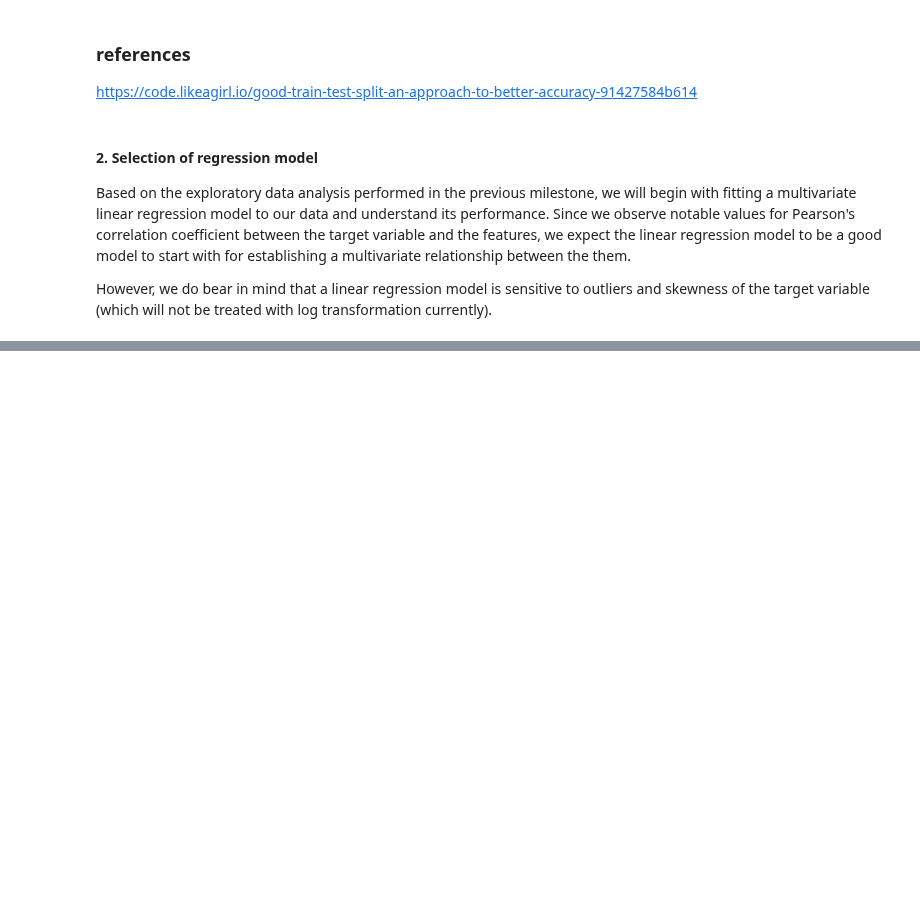
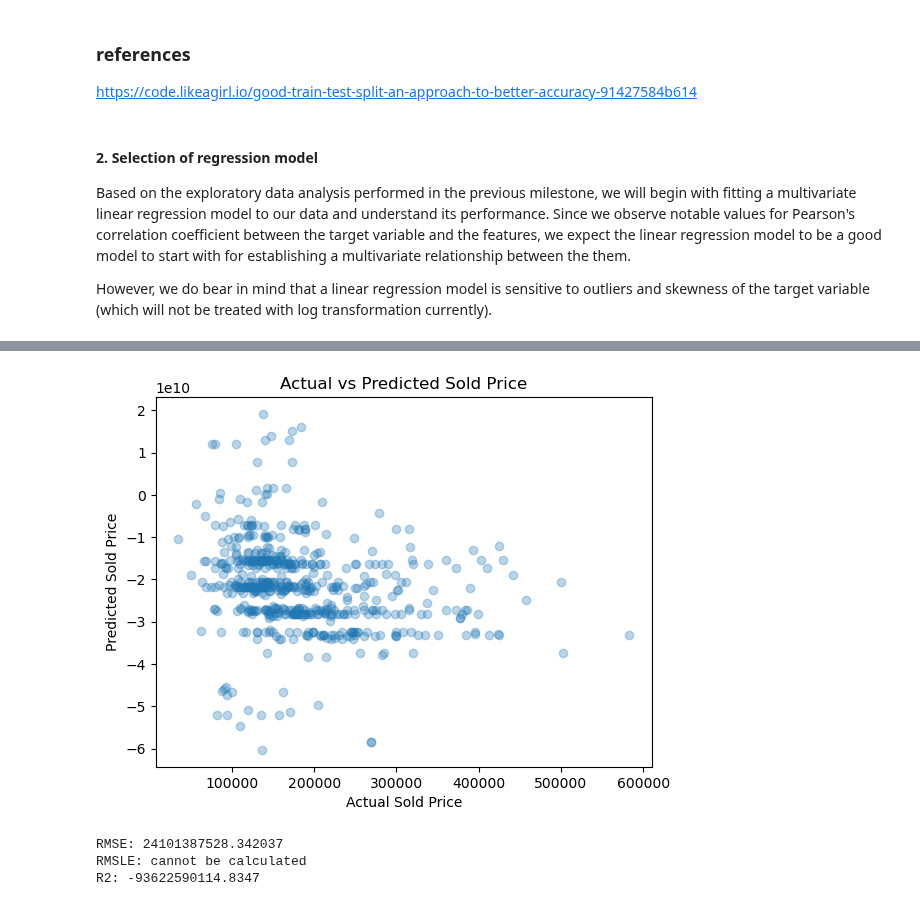
Before and after one commit to rajesvariparasa/ml-processing-pipeline-for-predicting-houseprices, a Jupyter notebook: Milestone-2-Regression.ipynb, the cells around one changed output, grey strips where cells are left out. Drawn from its saved outputs; the diff is of its cells as text; code cells hidden in the pictures; blank space fills up the shorter version.

Commit message:
Testing linear regression

```diff
--- a/Milestone-2-Regression.ipynb
+++ b/Milestone-2-Regression.ipynb
@@ -695,0 +704,19 @@ However, we do bear in mind that a linear regression model is sensitive to outli
+# %%
+# Defining functions to plot the predictions with actual values and to print error metrics
+def plot_Yt_Yp(ytest, ypred):
+    plt.scatter(ytest, ypred, alpha=0.3)
+    plt.xlabel('Actual Sold Price')
+    plt.ylabel('Predicted Sold Price')
+    plt.title('Actual vs Predicted Sold Price')
+    plt.show()
+
+def print_errors(ytest,ypred):
+    print('RMSE:', sqrt(mean_squared_error(ytest, ypred)))
+
+    try:
+        # try block to catch errors in case -ve log computations are attempted
+        print('RMSLE:', sqrt(mean_squared_log_error(ytest, ypred)))
+    except:
+        print('RMSLE: cannot be calculated')
+
+    print('R2:', r2_score(ytest, ypred))
@@ -695,0 +725,6 @@ However, we do bear in mind that a linear regression model is sensitive to outli
+# %%
+# fit a linear regression model to the data
+model = LinearRegression()
+model.fit(X_train, Y_train)
+Y_pred = model.predict(X_test)
+Y_pred
@@ -695,0 +749,12 @@ However, we do bear in mind that a linear regression model is sensitive to outli
+# %%
+# Plot Y, Ypred
+plot_Yt_Yp(Y_test, Y_pred)
+# %% [output]
+[figure, added]
+# %%
+# evaluate the erros
+print_errors(Y_test, Y_pred)
+# %% [output]
+RMSE: 24101387528.342037
+RMSLE: cannot be calculated
+R2: -93622590114.8347
```
Also changed, not shown: parts of 6 cells of this notebook.
